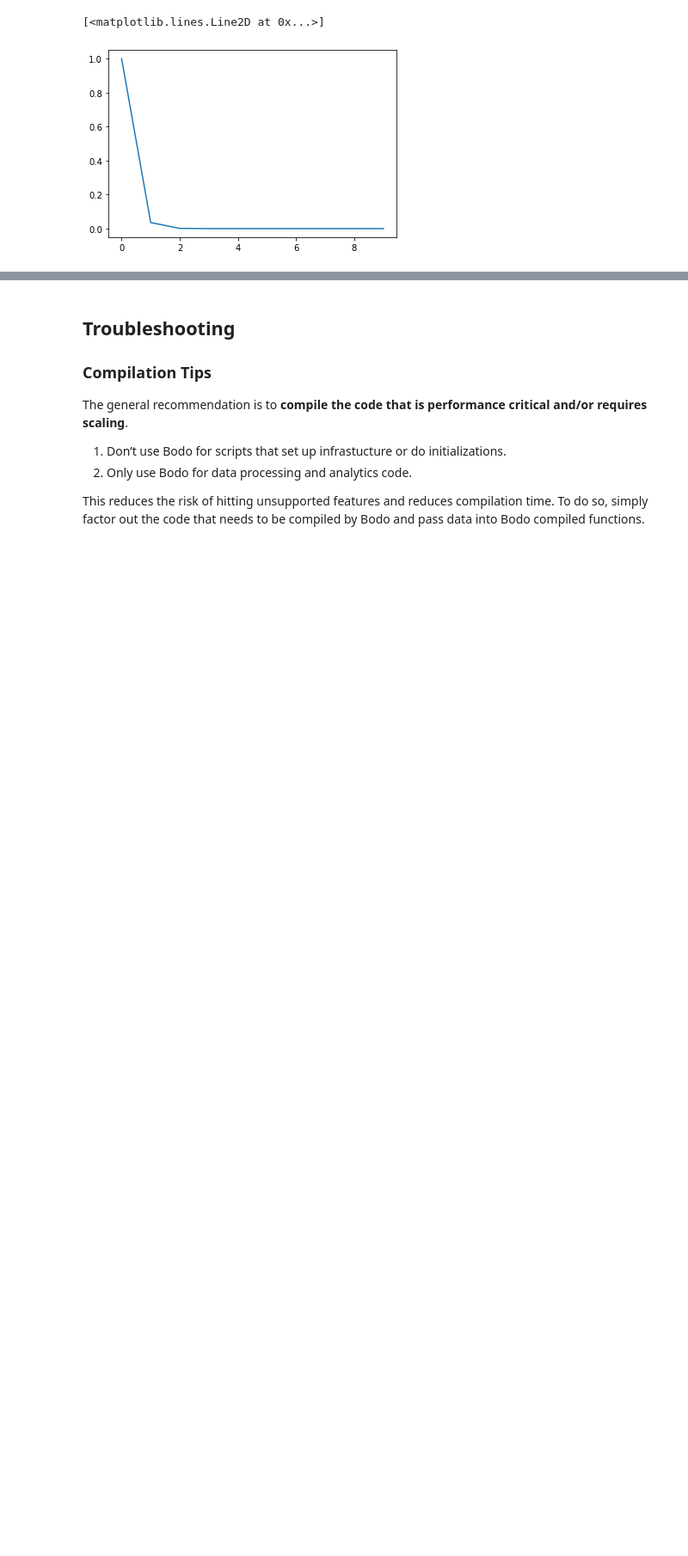
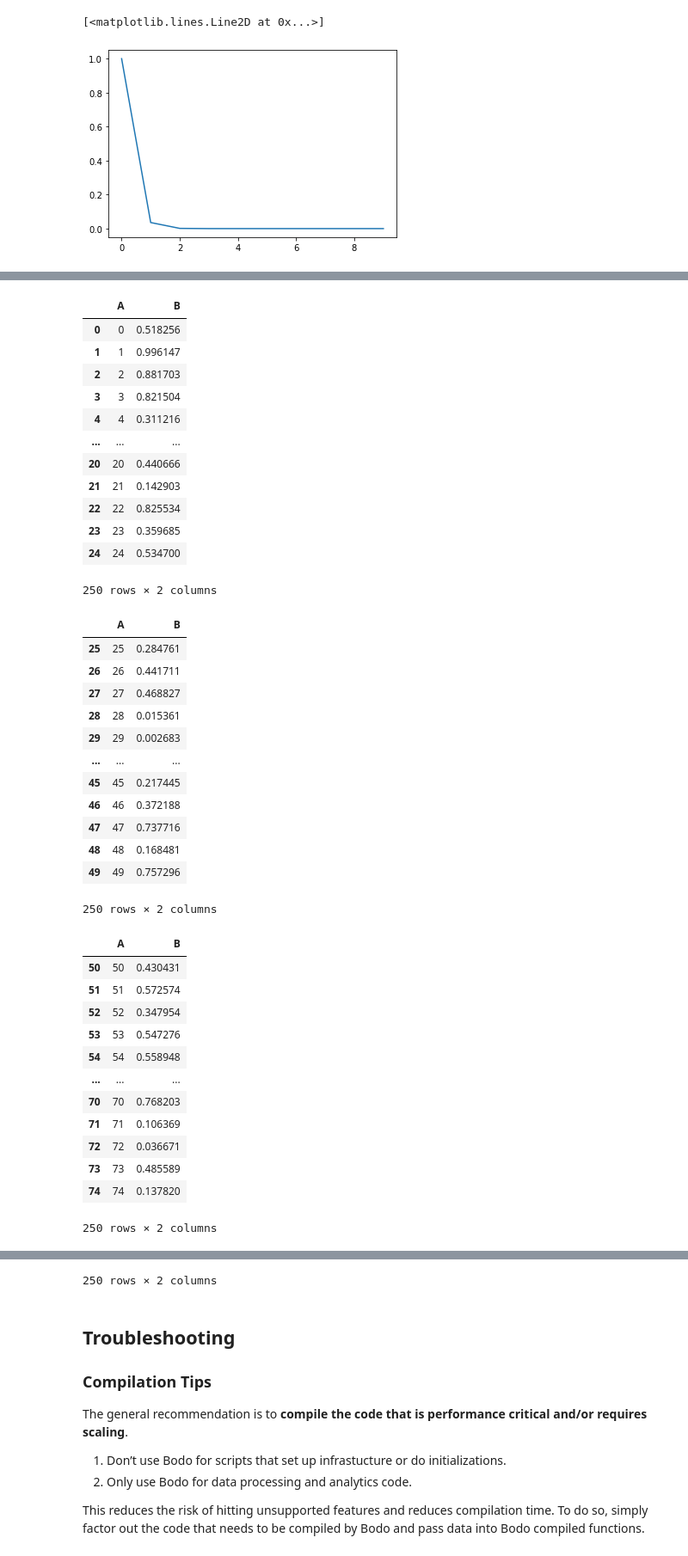
Before and after one commit to Bodo-inc/Bodo-tutorial, a Jupyter notebook: bodo_tutorial.ipynb, the cells around one changed output, grey strips where cells are left out. Shown at 86% size. Cells and saved outputs as stored; diff of their text form; code cells hidden in the pictures; blank space fills up the shorter version.

```diff
--- a/bodo_tutorial.ipynb
+++ b/bodo_tutorial.ipynb
@@ -938,0 +942,52 @@ plt.plot(Y_sample)
+# %%
+%%px
+
+@bodo.jit(distributed=["df"])
+def f():
+    to_concat = []
+    for i in range(10):
+        to_concat.append(pd.DataFrame({'A': np.arange(100), 'B': np.random.random(100)}))
+        df = pd.concat(to_concat)
+    return df
+
+f()
+# %% [output]
+|  | A | B |
+| 0 | 0 | 0.518256 |
+| 1 | 1 | 0.996147 |
+| 2 | 2 | 0.881703 |
+| 3 | 3 | 0.821504 |
+| 4 | 4 | 0.311216 |
+| ... | ... | ... |
+| 20 | 20 | 0.440666 |
+| 21 | 21 | 0.142903 |
+| 22 | 22 | 0.825534 |
+| 23 | 23 | 0.359685 |
+| 24 | 24 | 0.534700 |
+250 rows × 2 columns
+|  | A | B |
+| 25 | 25 | 0.284761 |
+| 26 | 26 | 0.441711 |
+| 27 | 27 | 0.468827 |
+| 28 | 28 | 0.015361 |
+| 29 | 29 | 0.002683 |
+| ... | ... | ... |
+| 45 | 45 | 0.217445 |
+| 46 | 46 | 0.372188 |
+| 47 | 47 | 0.737716 |
+| 48 | 48 | 0.168481 |
+| 49 | 49 | 0.757296 |
+250 rows × 2 columns
+|  | A | B |
+| 50 | 50 | 0.430431 |
+| 51 | 51 | 0.572574 |
+| 52 | 52 | 0.347954 |
+| 53 | 53 | 0.547276 |
+| 54 | 54 | 0.558948 |
+| ... | ... | ... |
+| 70 | 70 | 0.768203 |
+| 71 | 71 | 0.106369 |
+| 72 | 72 | 0.036671 |
+| 73 | 73 | 0.485589 |
+| 74 | 74 | 0.137820 |
+250 rows × 2 columns
@@ -939,3 +1006,4 @@ plt.plot(Y_sample)
+250 rows × 2 columns
 # %% [markdown]
 ## Troubleshooting
 
```
Also changed, not shown: parts of 2 cells of this notebook.
